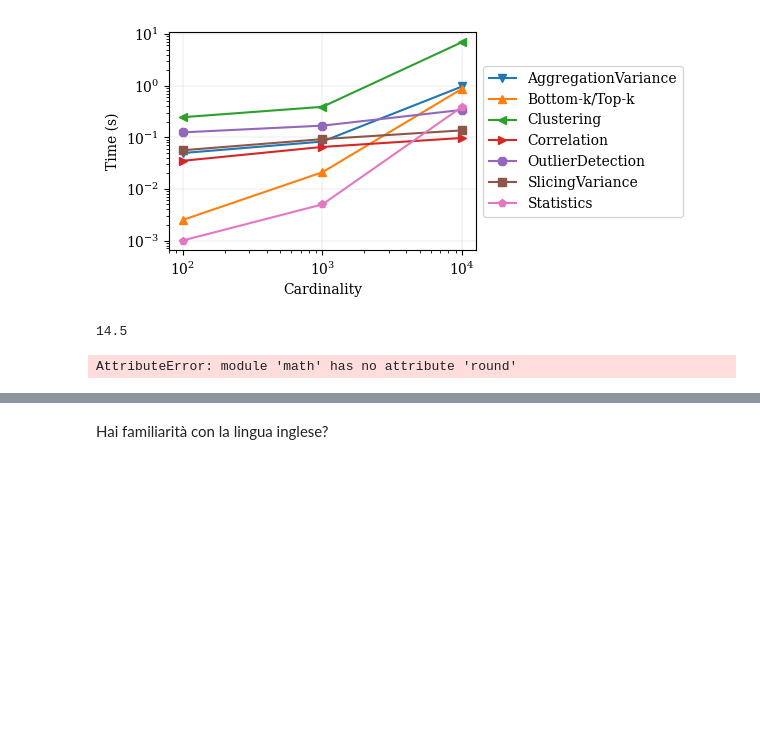
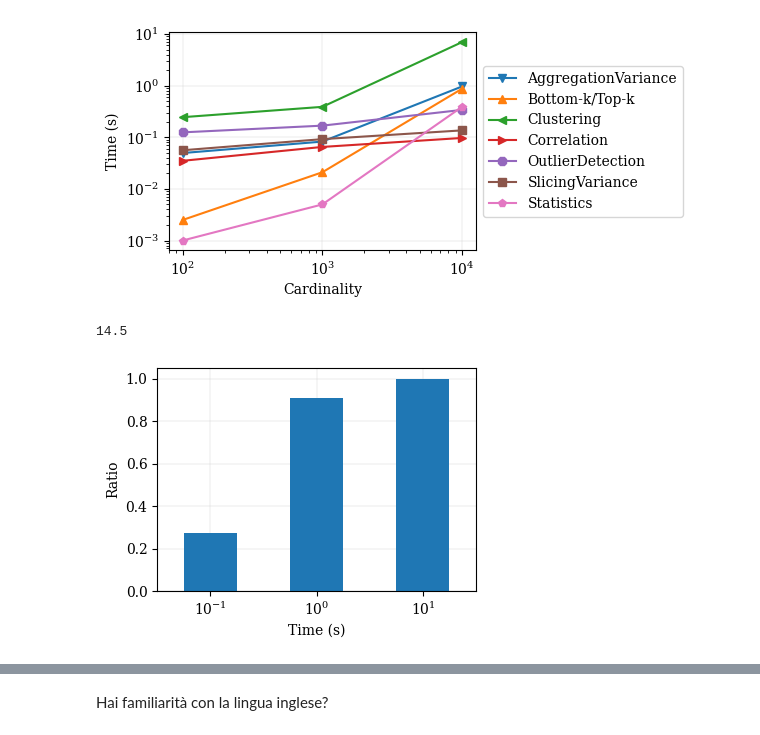
Before and after one commit to big-unibo/conversational-olap, a Jupyter notebook: COOL/src/main/python/charts.ipynb, the cells around one changed output, grey strips where cells are left out. Drawn from its saved outputs; the diff is of its cells as text; code cells hidden in the pictures; blank space fills up the shorter version.

```diff
--- a/COOL/src/main/python/charts.ipynb
+++ b/COOL/src/main/python/charts.ipynb
@@ -234,31 +234,31 @@ fig
 # %%
 # ax = axs[1]
 fig, axs = plt.subplots(1, 1, figsize=figsize11)
 ax = axs
 
 X = init_X(False)
 X = X[X["card"] == 10000]
 
 print(X[X["module"] == "Preamble"]["length"].mean())
 
 X = X[X["module"] != "Preamble"]
 X = X.groupby(["module"]).mean().reset_index()
 X["time"] = X["time"].apply(lambda x: round_power_of_10(x))
 # X["time"] = X["time"].apply(lambda x: x)
 X = X.groupby(["time"])["module"].count().cumsum()
 X = X / X.max()
 X.plot(kind="bar",ax=ax) #
-ax.set_xticklabels(["$10^{" + str(math.round(math.log(x, 10))) + "}$" for x in X.keys()], rotation=0)
+ax.set_xticklabels(["$10^{" + str(round(math.log(x, 10))) + "}$" for x in X.keys()], rotation=0)
 ax.set_xlabel("Time (s)")
 ax.set_ylabel("Ratio")
 default_plotsetup(ax)
 fig.tight_layout()
 fig.savefig(outpath + "ratio.svg")
 fig.savefig(outpath + "ratio.pdf")
 fig
 # %% [output]
 14.5
-AttributeError: module 'math' has no attribute 'round'
+[figure, added]
 # %%
 df = pd.read_csv(path + "formResponses.csv")
 df
```
Also changed, not shown: parts of 9 cells of this notebook.
